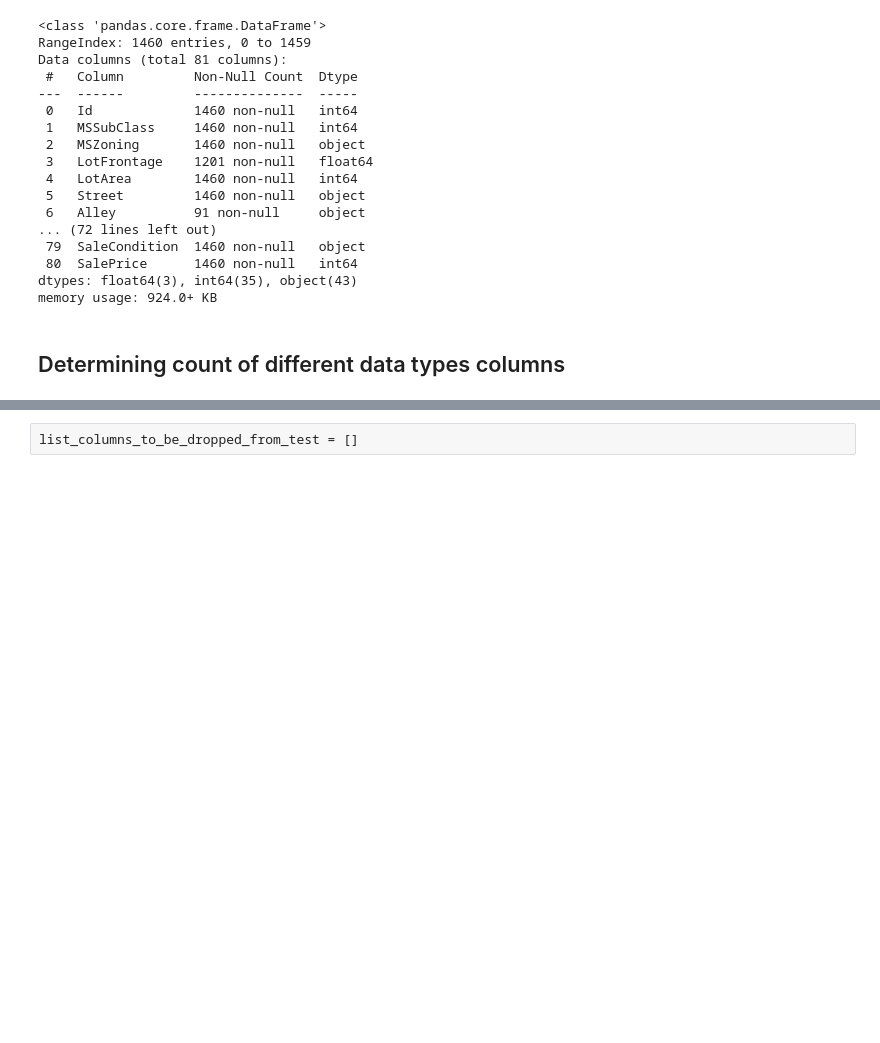
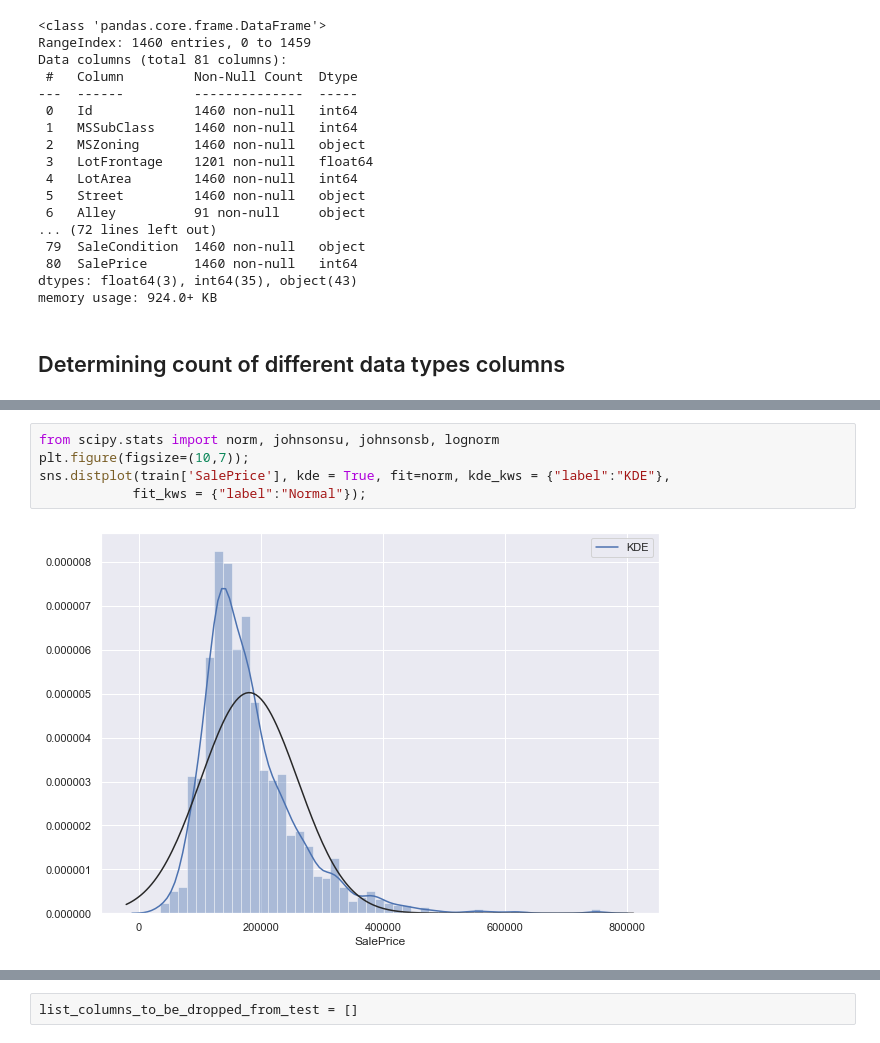
Before and after one commit to jeswingeorge/Kaggle-House-Prices-Prediction, a Jupyter notebook: 1.variable_id_univariate_analysis_new.ipynb, the cells around one changed output, grey strips where cells are left out. Saved outputs shown, nothing was run; the diff lists cells and outputs as text; blank space fills up the shorter version.

```diff
--- a/1.variable_id_univariate_analysis_new.ipynb
+++ b/1.variable_id_univariate_analysis_new.ipynb
@@ -71,0 +74,7 @@ Function to find the skewness and kurtosis
+# %%
+from scipy.stats import norm, johnsonsu, johnsonsb, lognorm
+plt.figure(figsize=(10,7));
+sns.distplot(train['SalePrice'], kde = True, fit=norm, kde_kws = {"label":"KDE"},
+            fit_kws = {"label":"Normal"});
+# %% [output]
+[figure, added]
```
Also changed, not shown: parts of 17 cells of this notebook, 5 other files.
